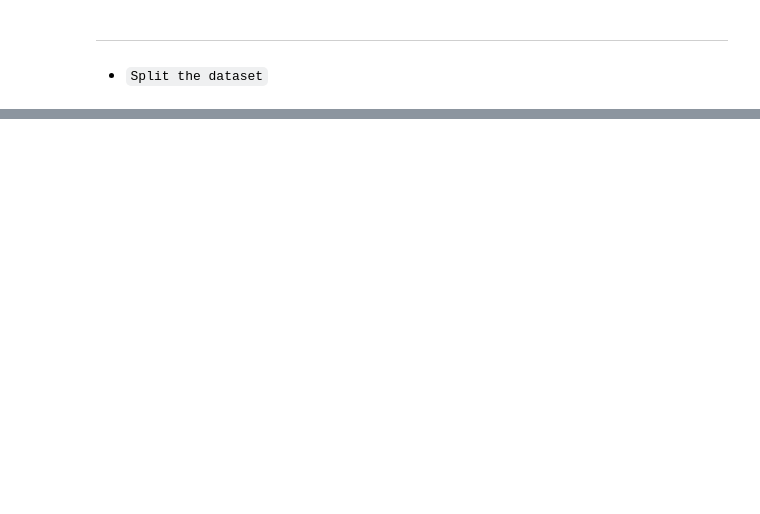
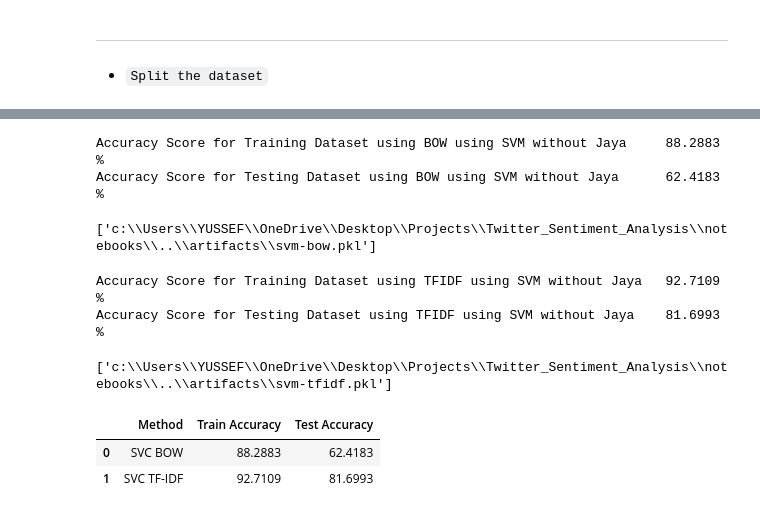
Before and after one commit to youssef1404/Twitter_Sentiment_Analysis, a Jupyter notebook: notebooks/notebook.ipynb, the cells around one changed output, grey strips where cells are left out. Saved outputs shown, nothing was run; the diff lists cells and outputs as text; code cells hidden in the pictures; blank space fills up the shorter version.

Commit message:
Building a SVM model and evaluate it

```diff
--- a/notebooks/notebook.ipynb
+++ b/notebooks/notebook.ipynb
@@ -575,9 +580,9 @@ joblib.dump(tfidf_vectorizer, os.path.join(ARTIFACTS_FOLDER_PATH, 'tfidf_vectori
 * `Split the dataset`
 # %%
 ## mapping --> Some Algoritms can't handle non sequential encoding
-dict_map = {'Neg': 0, 'Neutral': 1, "Pos": 2}    ## 0: Negative (still 0) || 4: Positive > 1 || 2: Neutral (still 2)
+dict_map = {'Neg': 0, 'Neutral': 1, "Pos": 2}
 dict_rev_map = {v:k for k, v in dict_map.items()}
 
 ## Apply that to the dataset
-df['target']= df['target'].map(dict_map)
-df['target'].head()
+df['class']= df['class'].map(dict_map)
+df['class'].head()
@@ -583,0 +665,45 @@ df['target'].head()
+# %%
+## BOW using SVM
+svc_bow, acc_train_svm_bow, acc_test_svm_bow = svm_without_jaya(method='BOW')
+print(f'Accuracy Score for Training Dataset using BOW using SVM without Jaya \t {acc_train_svm_bow} %')
+print(f'Accuracy Score for Testing Dataset using BOW using SVM without Jaya \t {acc_test_svm_bow} %')
+# %% [output]
+Accuracy Score for Training Dataset using BOW using SVM without Jaya     88.2883 %
+Accuracy Score for Testing Dataset using BOW using SVM without Jaya      62.4183 %
+# %%
+# Dumb the model
+joblib.dump(svc_bow, os.path.join(ARTIFACTS_FOLDER_PATH, 'svm-bow.pkl'))
+# %% [output]
+['c:\\Users\\YUSSEF\\OneDrive\\Desktop\\Projects\\Twitter_Sentiment_Analysis\\notebooks\\..\\artifacts\\svm-bow.pkl']
+# %%
+## Using TFIDF using SVM
+svc_tfidf, acc_train_svm_tfidf, acc_test_svm_tfidf = svm_without_jaya(method='TFIDF')
+print(f'Accuracy Score for Training Dataset using TFIDF using SVM without Jaya \t {acc_train_svm_tfidf} %')
+print(f'Accuracy Score for Testing Dataset using TFIDF using SVM without Jaya \t {acc_test_svm_tfidf} %')
+# %% [output]
+Accuracy Score for Training Dataset using TFIDF using SVM without Jaya   92.7109 %
+Accuracy Score for Testing Dataset using TFIDF using SVM without Jaya    81.6993 %
+# %%
+# Dumb the model
+joblib.dump(svc_tfidf, os.path.join(ARTIFACTS_FOLDER_PATH, 'svm-tfidf.pkl'))
+# %% [output]
+['c:\\Users\\YUSSEF\\OneDrive\\Desktop\\Projects\\Twitter_Sentiment_Analysis\\notebooks\\..\\artifacts\\svm-tfidf.pkl']
+# %%
+## Combine all results of SVM wihtout Jaya in one DataFrame
+acc_train_svm = [acc_train_svm_bow, acc_train_svm_tfidf]
+acc_test_svm = [acc_test_svm_bow, acc_test_svm_tfidf]
+
+
+## Create a DataFrame for SVM accuracies
+data_svm = {
+        'Method': ['SVC BOW', 'SVC TF-IDF'],
+        'Train Accuracy': acc_train_svm,
+        'Test Accuracy': acc_test_svm
+            }
+
+svm_accuracy_df = pd.DataFrame(data_svm)
+svm_accuracy_df
+# %% [output]
+|  | Method | Train Accuracy | Test Accuracy |
+| 0 | SVC BOW | 88.2883 | 62.4183 |
+| 1 | SVC TF-IDF | 92.7109 | 81.6993 |
```
Also changed, not shown: parts of 11 cells of this notebook, 4 other files.
